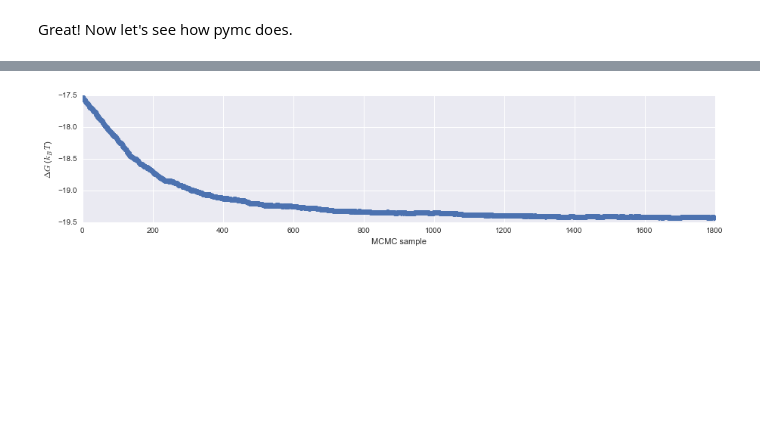
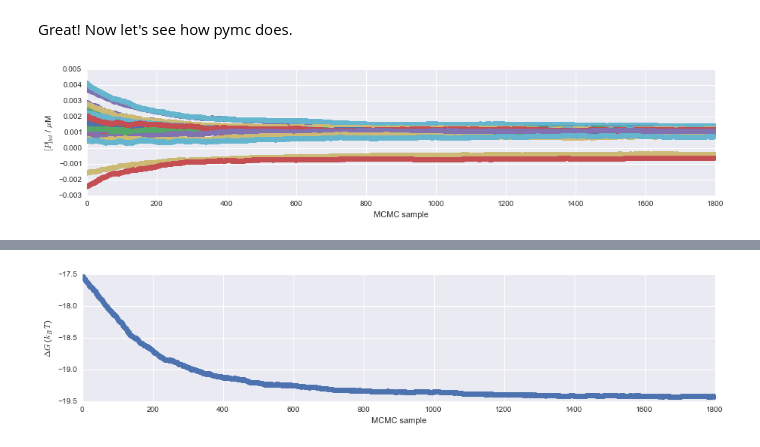
Before and after one commit to choderalab/assaytools, a Jupyter notebook: examples/binding-assay-modeling/Just Modeling - Bayes with Modeled data.ipynb, the cells around one changed output, grey strips where cells are left out. Drawn from its saved outputs; the diff is of its cells as text; code cells hidden in the pictures; blank space fills up the shorter version.

```diff
--- a/examples/binding-assay-modeling/Just Modeling - Bayes with Modeled data.ipynb
+++ b/examples/binding-assay-modeling/Just Modeling - Bayes with Modeled data.ipynb
@@ -273,3 +273,11 @@ pymc_model = pymc.Model(make_model(Pstated, dPstated, Lstated, dLstated, F_i))
 # Sample with MCMC
 mcmc = pymc.MCMC(pymc_model, db='ram', name='Sampler', verbose=True)
 mcmc.sample(iter=100000, burn=10000, thin=50, progress_bar=False)
+# %%
+# Plot trace of true protein concentration.
+rcParams['figure.figsize'] = [15, 3]
+plot(mcmc.Ptrue.trace()*1e6, 'o');
+xlabel('MCMC sample');
+ylabel('$[P]_{tot}$ / $\mu$M');
+# %% [output]
+[figure, added]
```
Also changed, not shown: parts of 2 cells of this notebook.
